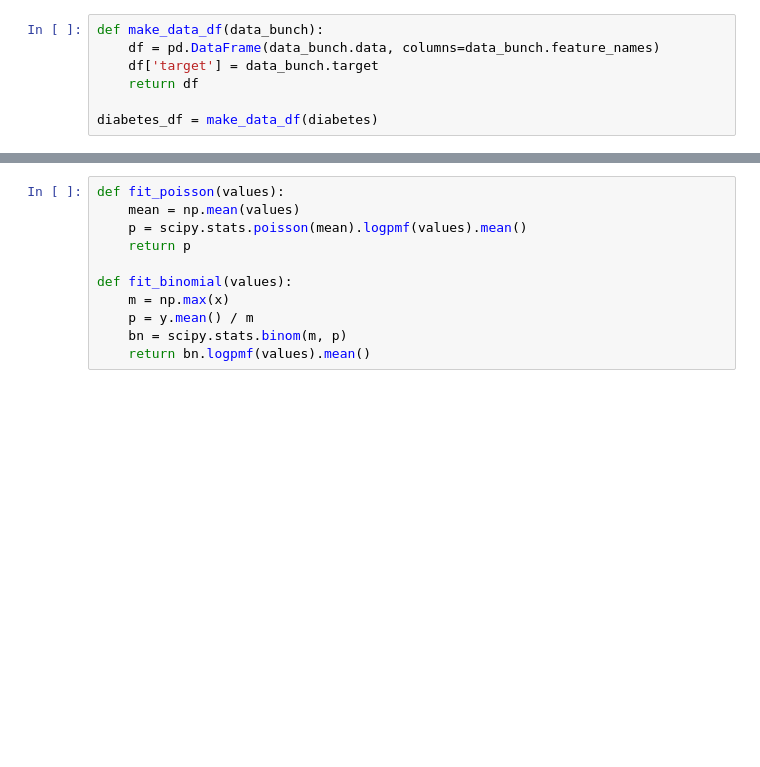
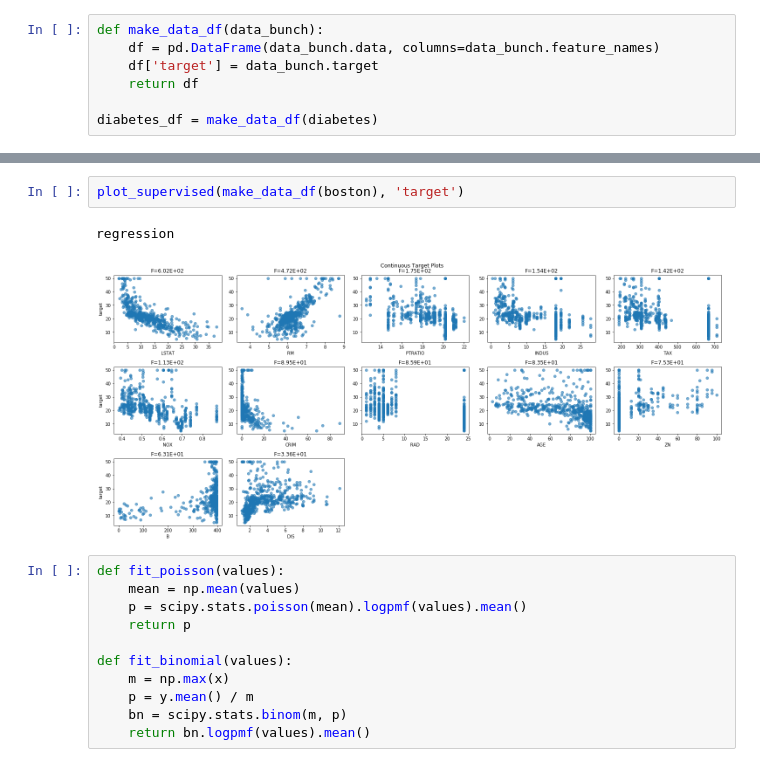
Before and after one commit to dabl/dabl, a Jupyter notebook: testing.ipynb, the cells around one changed output, grey strips where cells are left out. Cells and saved outputs as stored; diff of their text form; blank space fills up the shorter version.

```diff
--- a/testing.ipynb
+++ b/testing.ipynb
@@ -82,3 +308,8 @@ regression
+# %%
+plot_supervised(make_data_df(boston), 'target')
+# %% [output]
+regression
+[figure, added]
 # %%
 def fit_poisson(values):
     mean = np.mean(values)
```
Also changed, not shown: parts of 28 cells of this notebook, 3 other files.
